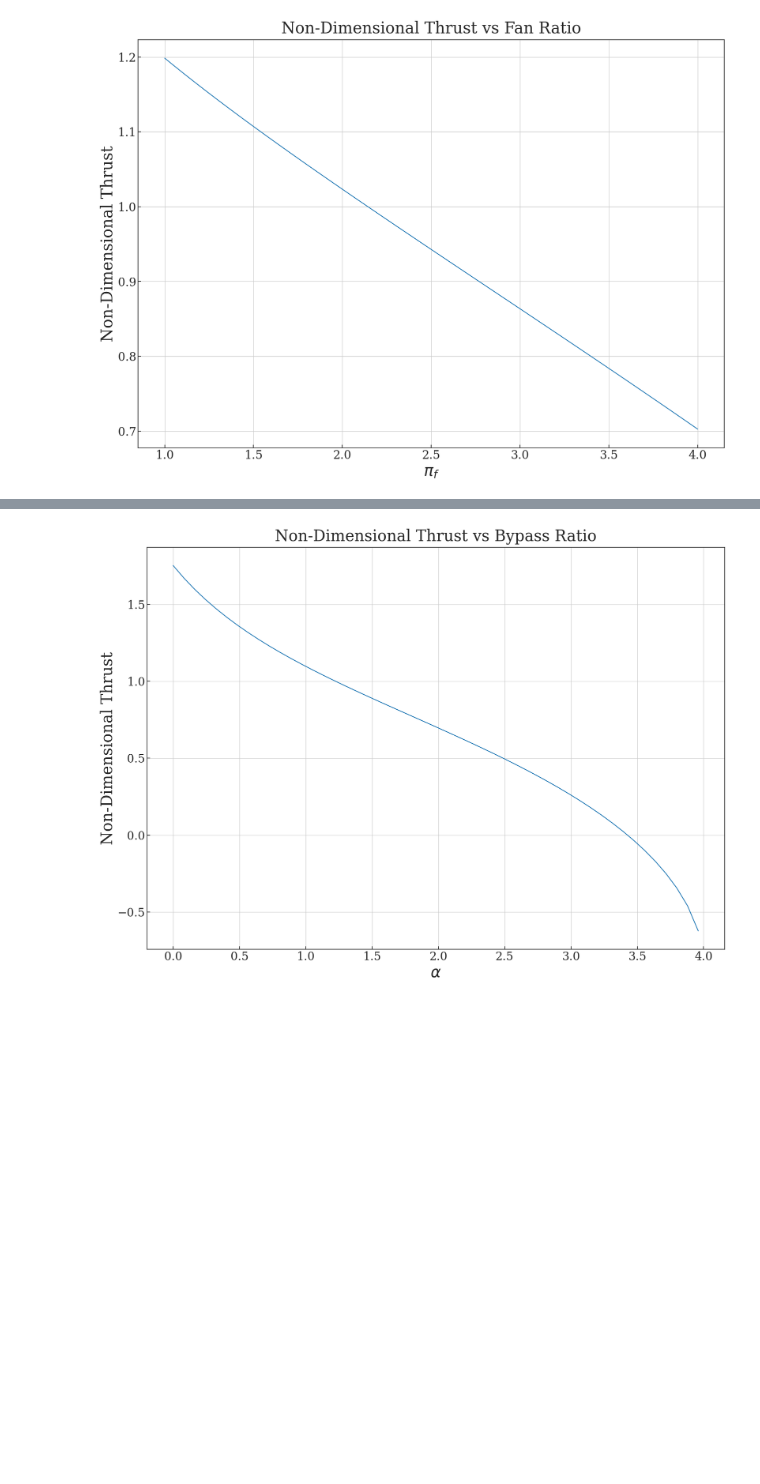
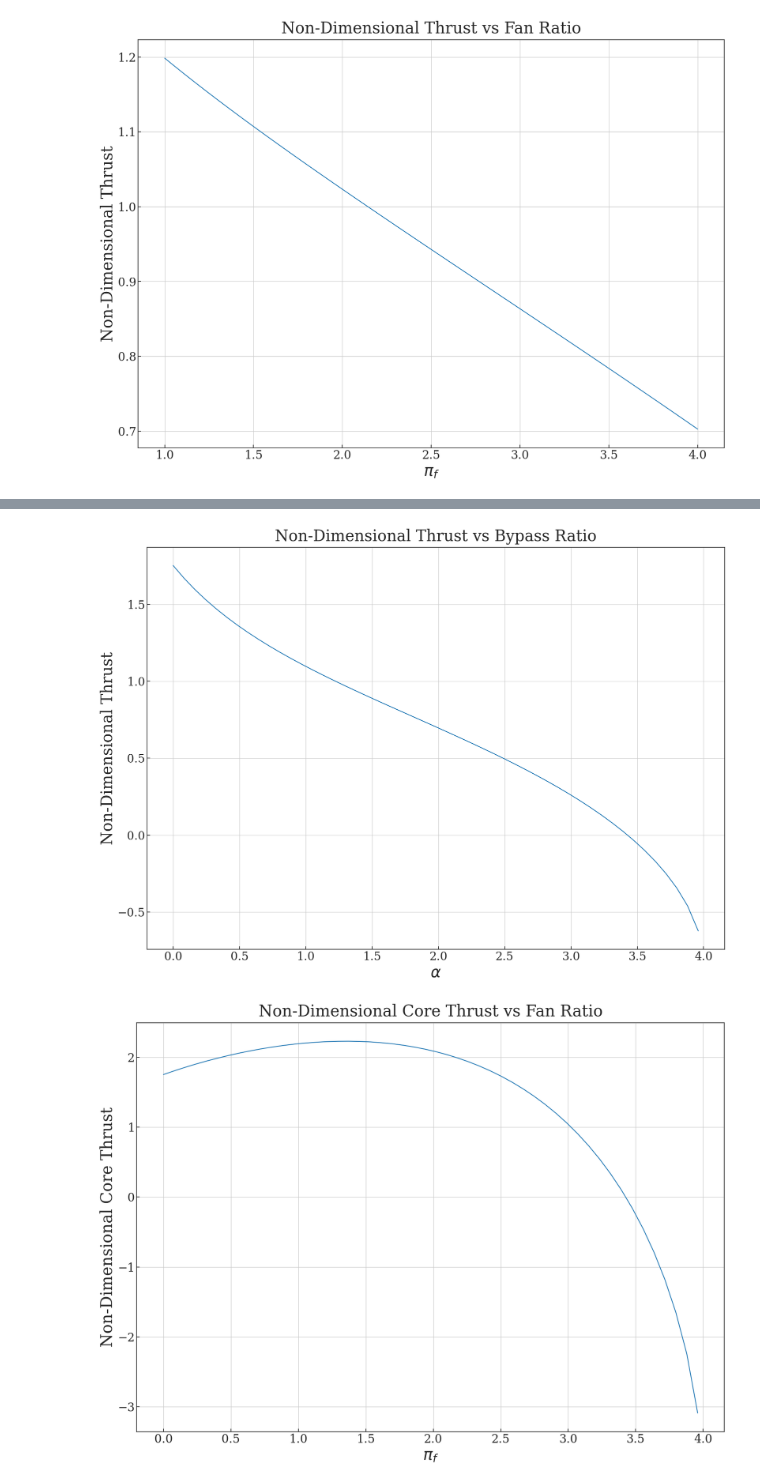
Before and after one commit to ndrichmond/EAE138, a Jupyter notebook: Homework6.ipynb, the cells around one changed output, grey strips where cells are left out. Drawn from its saved outputs; the diff is of its cells as text; code cells hidden in the pictures; blank space fills up the shorter version.

```diff
--- a/Homework6.ipynb
+++ b/Homework6.ipynb
@@ -131,6 +131,7 @@ def calcPressRatio(piC = 14.6,piF = 2.462625,alpha = 1.35,Ma = 0.9):
     F = ((1 + alpha)*mdot*(u8 - ua) + mdot_f * u8)/32.17
     TSFC = mdot_f/F * 3600
     nonDimensionalThrust = F * 32.17 / ((1 + alpha)*mdot*aa)
+    nonDimensionalCoreThrust = nonDimensionalThrust * (1+alpha)
 
 
 
@@ -140,7 +141,7 @@ def calcPressRatio(piC = 14.6,piF = 2.462625,alpha = 1.35,Ma = 0.9):
     #print(TSFC)
     #print(nonDimensionalThrust)
 
-    return TSFCaa, nonDimensionalThrust
+    return TSFCaa, nonDimensionalThrust, nonDimensionalCoreThrust
 # %%
 #part 1
 x = np.linspace(5,20,100)
@@ -184,22 +185,29 @@ plt.ylabel("Non-Dimensional Thrust");
 # %%
 #part 3
 
 x = np.linspace(0,8,100)
-TSFCaa, nonDimensionalThrust = calcPressRatio(alpha = x)
+TSFCaa, nonDimensionalThrust, nonDimensionalCoreThrust = calcPressRatio(alpha = x)
 
 plt.figure(figsize=(20,14))
 plt.title("Non-Dimensional TSFC vs Bypass Ratio")
 plt.plot(x,TSFCaa,linestyle = "-",color = colors[0],label = "TSFCaa")
 plt.xlabel(r"$\alpha$")
 plt.ylabel("TSFCaa")
 
 plt.figure(figsize=(20,14))
 plt.title("Non-Dimensional Thrust vs Bypass Ratio")
 plt.plot(x,nonDimensionalThrust,color = colors[0],label = "NDThrust")
 plt.xlabel(r"$\alpha$")
 plt.ylabel("Non-Dimensional Thrust");
+
+plt.figure(figsize=(20,14))
+plt.title("Non-Dimensional Core Thrust vs Fan Ratio")
+plt.plot(x,nonDimensionalCoreThrust,color = colors[0],label = "NDThrust")
+plt.xlabel("$\pi_f$")
+plt.ylabel("Non-Dimensional Core Thrust");
 # %% [output]
 [figure]
 [figure]
+[figure, added]
 # %%
 x = np.linspace(0,5,300)
```
Also changed, not shown: parts of 3 cells of this notebook.
